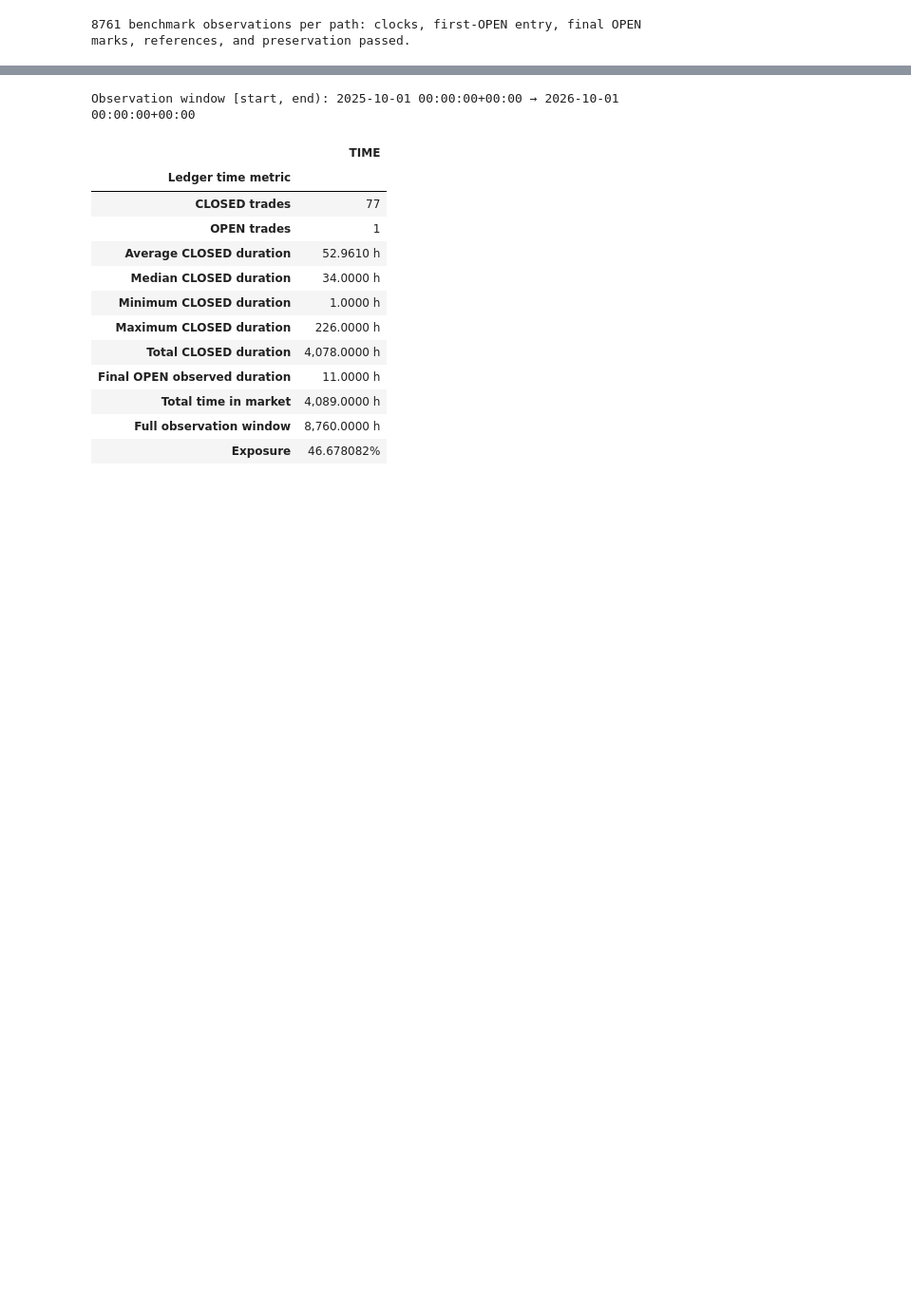
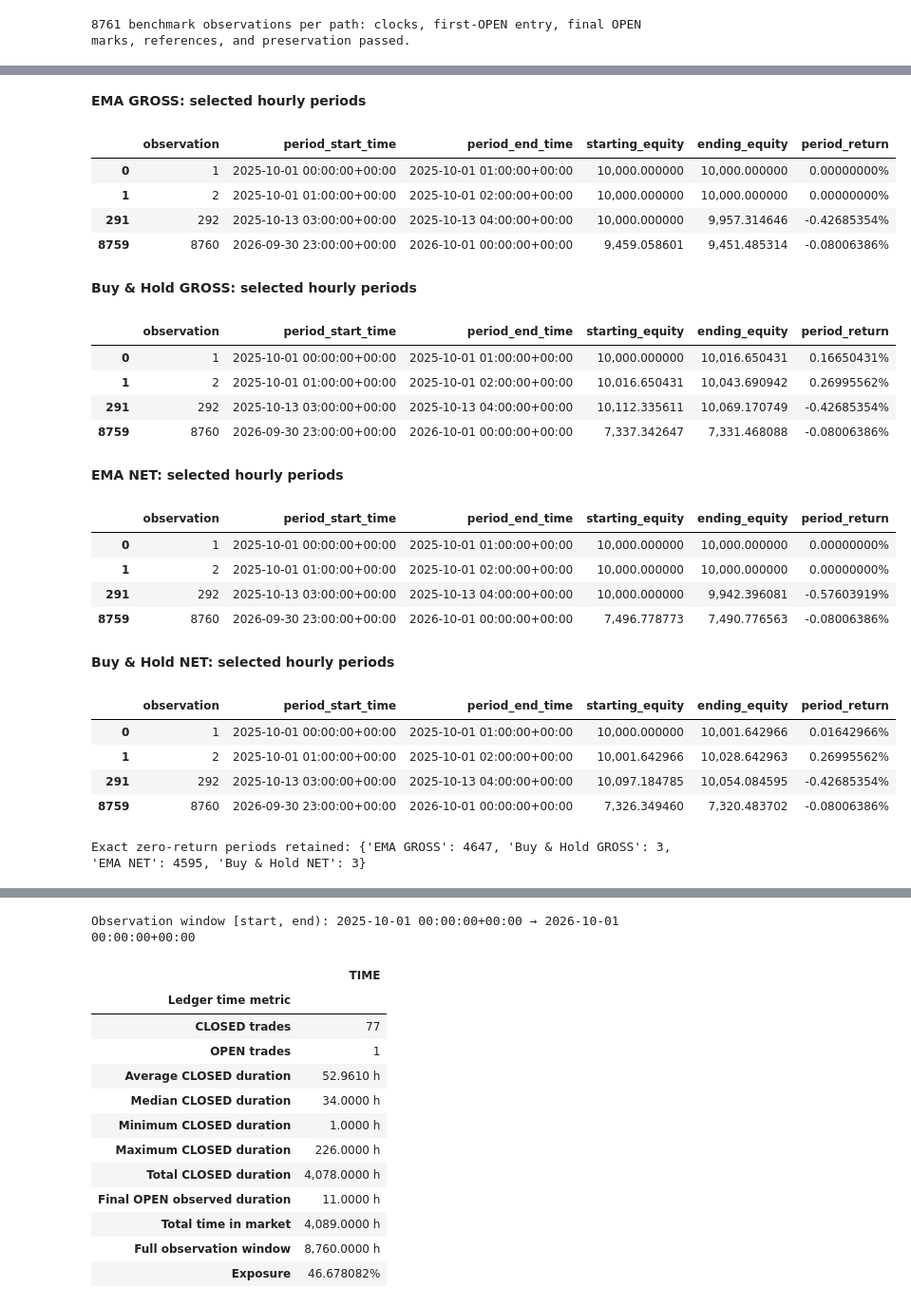
Before and after one commit to puckmandestroyer/trading-lab, a Jupyter notebook: notebooks/03_backtest_review.ipynb, the cells around one changed output, grey strips where cells are left out. Shown at 95% size. Cells and saved outputs as stored; diff of their text form; code cells hidden in the pictures; blank space fills up the shorter version.

```diff
--- a/notebooks/03_backtest_review.ipynb
+++ b/notebooks/03_backtest_review.ipynb
@@ -1560,0 +1703,53 @@ print("8761 benchmark observations per path: clocks, first-OPEN entry, final OPE
+# %%
+# These selectors inspect existing returns and positions; they calculate no returns.
+flat_cash_mask = (
+    (net_equity_path["position"].iloc[:-1].to_numpy() == 0)
+    & (net_equity_path["position"].iloc[1:].to_numpy() == 0)
+    & ema_net_time_returns["period_return"].eq(0).to_numpy()
+)
+flat_ema_periods = ema_net_time_returns.loc[flat_cash_mask]
+# Prefer a cash period after the first return so the preview shows distinct rows.
+flat_after_first = flat_ema_periods.loc[flat_ema_periods["observation"].gt(1)]
+flat_ema_observation = int(flat_after_first["observation"].iloc[0])
+nonzero_invested = ema_net_time_returns.loc[
+    (net_equity_path["position"].iloc[1:].to_numpy() == 1)
+    & ema_net_time_returns["period_return"].ne(0).to_numpy()
+]
+nonzero_invested_observation = int(nonzero_invested["observation"].iloc[0])
+return_preview_observations = list(dict.fromkeys([
+    1, flat_ema_observation, nonzero_invested_observation, 8_760,
+]))
+for label, returns in time_return_paths.items():
+    display(Markdown(f"**{label}: selected hourly periods**"))
+    display(returns.loc[returns["observation"].isin(return_preview_observations)].style.format({
+        "starting_equity": "{:,.6f}", "ending_equity": "{:,.6f}", "period_return": "{:.8%}",
+    }))
+print("Exact zero-return periods retained:", {
+    label: int(returns["period_return"].eq(0).sum()) for label, returns in time_return_paths.items()
+})
+# %% [output]
+**EMA GROSS: selected hourly periods**
+|  | observation | period_start_time | period_end_time | starting_equity | ending_equity | period_return |
+| 0 | 1 | 2025-10-01 00:00:00+00:00 | 2025-10-01 01:00:00+00:00 | 10,000.000000 | 10,000.000000 | 0.00000000% |
+| 1 | 2 | 2025-10-01 01:00:00+00:00 | 2025-10-01 02:00:00+00:00 | 10,000.000000 | 10,000.000000 | 0.00000000% |
+| 291 | 292 | 2025-10-13 03:00:00+00:00 | 2025-10-13 04:00:00+00:00 | 10,000.000000 | 9,957.314646 | -0.42685354% |
+| 8759 | 8760 | 2026-09-30 23:00:00+00:00 | 2026-10-01 00:00:00+00:00 | 9,459.058601 | 9,451.485314 | -0.08006386% |
+**Buy & Hold GROSS: selected hourly periods**
+|  | observation | period_start_time | period_end_time | starting_equity | ending_equity | period_return |
+| 0 | 1 | 2025-10-01 00:00:00+00:00 | 2025-10-01 01:00:00+00:00 | 10,000.000000 | 10,016.650431 | 0.16650431% |
+| 1 | 2 | 2025-10-01 01:00:00+00:00 | 2025-10-01 02:00:00+00:00 | 10,016.650431 | 10,043.690942 | 0.26995562% |
+| 291 | 292 | 2025-10-13 03:00:00+00:00 | 2025-10-13 04:00:00+00:00 | 10,112.335611 | 10,069.170749 | -0.42685354% |
+| 8759 | 8760 | 2026-09-30 23:00:00+00:00 | 2026-10-01 00:00:00+00:00 | 7,337.342647 | 7,331.468088 | -0.08006386% |
+**EMA NET: selected hourly periods**
+|  | observation | period_start_time | period_end_time | starting_equity | ending_equity | period_return |
+| 0 | 1 | 2025-10-01 00:00:00+00:00 | 2025-10-01 01:00:00+00:00 | 10,000.000000 | 10,000.000000 | 0.00000000% |
+| 1 | 2 | 2025-10-01 01:00:00+00:00 | 2025-10-01 02:00:00+00:00 | 10,000.000000 | 10,000.000000 | 0.00000000% |
+| 291 | 292 | 2025-10-13 03:00:00+00:00 | 2025-10-13 04:00:00+00:00 | 10,000.000000 | 9,942.396081 | -0.57603919% |
+| 8759 | 8760 | 2026-09-30 23:00:00+00:00 | 2026-10-01 00:00:00+00:00 | 7,496.778773 | 7,490.776563 | -0.08006386% |
+**Buy & Hold NET: selected hourly periods**
+|  | observation | period_start_time | period_end_time | starting_equity | ending_equity | period_return |
+| 0 | 1 | 2025-10-01 00:00:00+00:00 | 2025-10-01 01:00:00+00:00 | 10,000.000000 | 10,001.642966 | 0.01642966% |
+| 1 | 2 | 2025-10-01 01:00:00+00:00 | 2025-10-01 02:00:00+00:00 | 10,001.642966 | 10,028.642963 | 0.26995562% |
+| 291 | 292 | 2025-10-13 03:00:00+00:00 | 2025-10-13 04:00:00+00:00 | 10,097.184785 | 10,054.084595 | -0.42685354% |
+| 8759 | 8760 | 2026-09-30 23:00:00+00:00 | 2026-10-01 00:00:00+00:00 | 7,326.349460 | 7,320.483702 | -0.08006386% |
+Exact zero-return periods retained: {'EMA GROSS': 4647, 'Buy & Hold GROSS': 3, 'EMA NET': 4595, 'Buy & Hold NET': 3}
```
Also changed, not shown: parts of 24 cells of this notebook, 6 other files.
